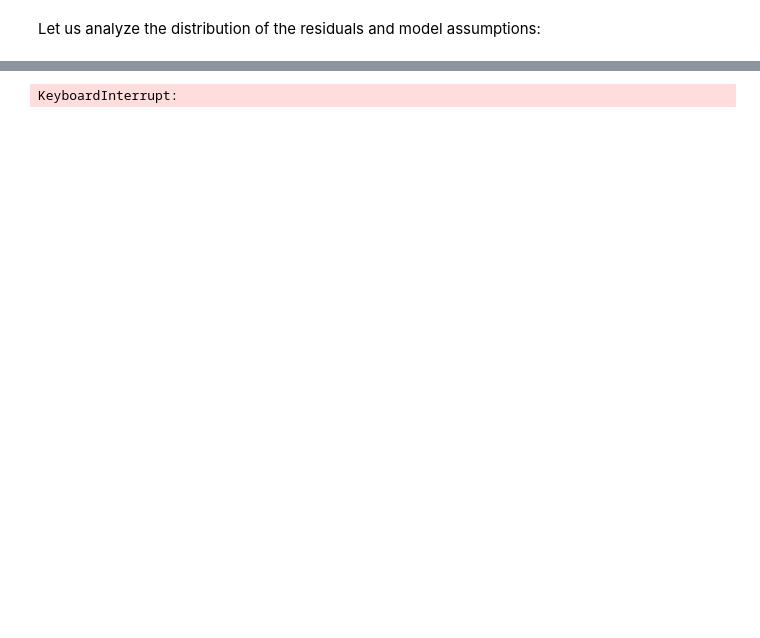
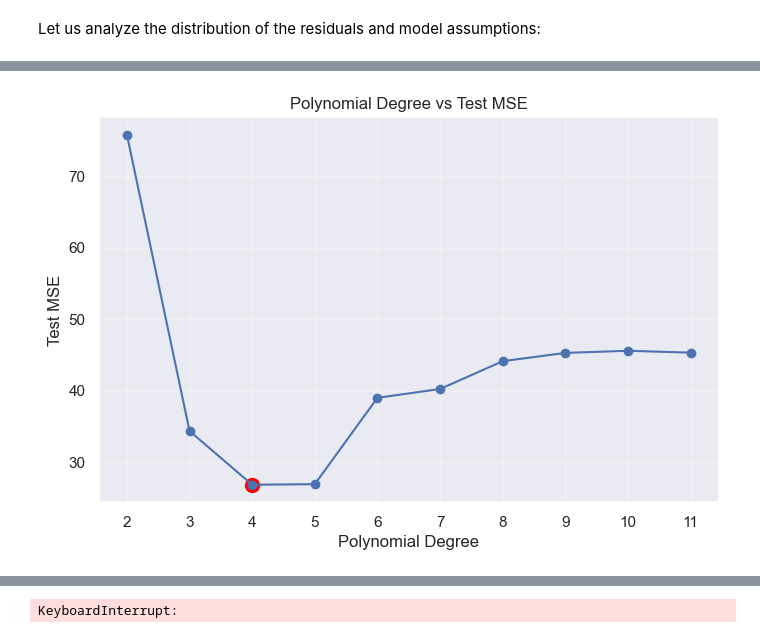
Before and after one commit to tomabrihacescu/return_rate_ecommerce_platform, a Jupyter notebook: draft1.ipynb, the cells around one changed output, grey strips where cells are left out. Drawn from its saved outputs; the diff is of its cells as text; code cells hidden in the pictures; blank space fills up the shorter version.

Commit message:
added polynomial features

```diff
--- a/draft1.ipynb
+++ b/draft1.ipynb
@@ -420,0 +463,22 @@ Before trying any model, let us establish a baseline using a model that simply p
+# %%
+import matplotlib.pyplot as plt
+
+df = results_df.sort_values("degree").copy()
+df["degree"] = df["degree"].astype(int)
+df["test_mse"] = df["test_mse"].astype(float)
+
+plt.figure(figsize=(8, 5))
+plt.plot(df["degree"].to_numpy(), df["test_mse"].to_numpy(), marker="o")
+
+best = df.loc[df["test_mse"].idxmin()]
+
+plt.scatter(best["degree"], best["test_mse"], color="red", s=100)
+
+plt.xlabel("Polynomial Degree")
+plt.ylabel("Test MSE")
+plt.title("Polynomial Degree vs Test MSE")
+plt.xticks(df["degree"])
+plt.grid(alpha=0.3)
+plt.show()
+# %% [output]
+[figure, added]
```
Also changed, not shown: parts of 9 cells of this notebook, 2 other files.
